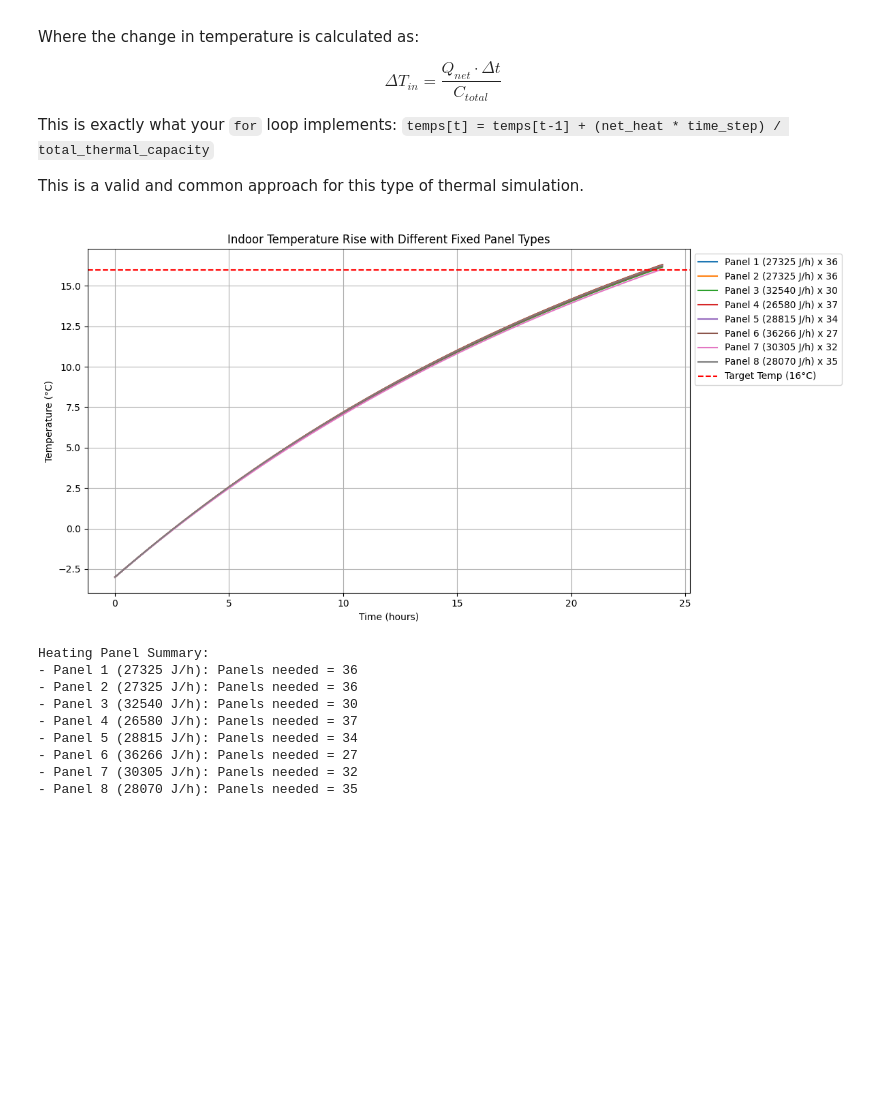
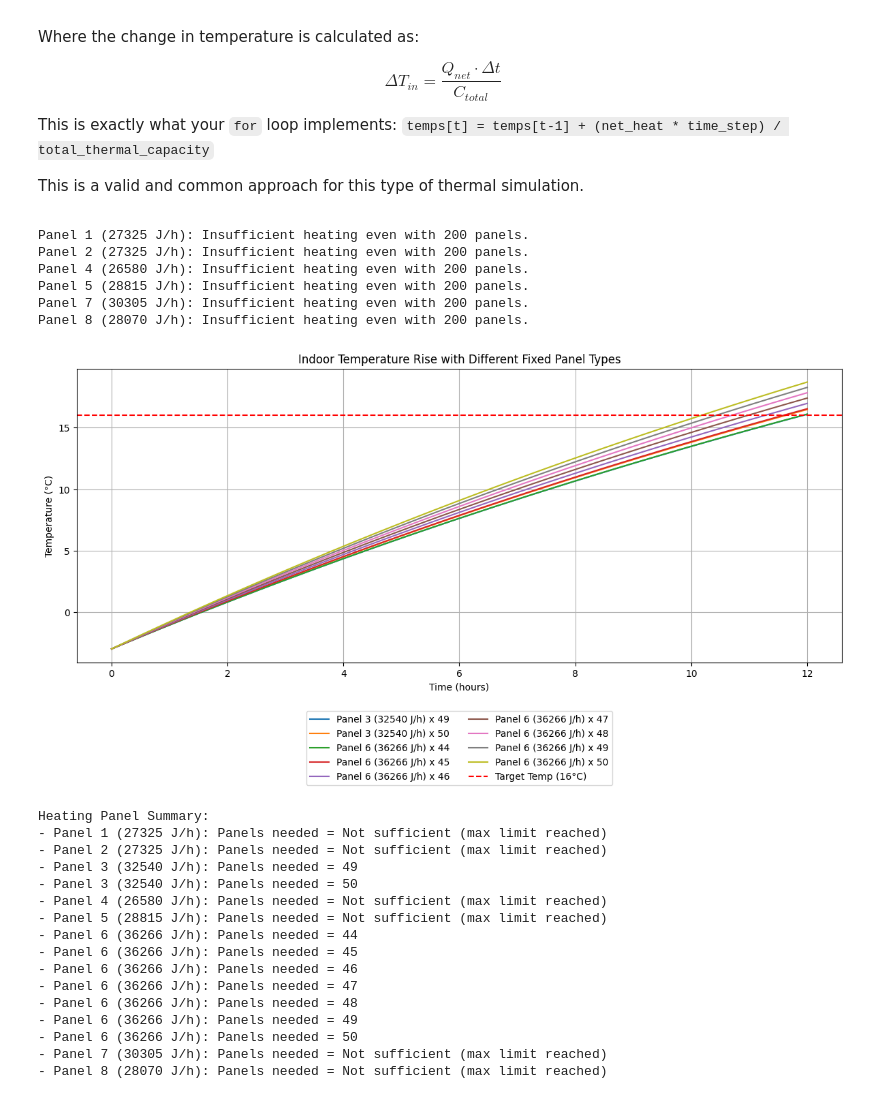
Before and after one commit to JieWangnk/Qsustain, a Jupyter notebook: thermalBalance.ipynb, the cells around one changed output. Cells and saved outputs as stored; diff of their text form; code cells hidden in the pictures; blank space fills up the shorter version.

```diff
--- a/thermalBalance.ipynb
+++ b/thermalBalance.ipynb
@@ -167,7 +167,9 @@ initial_inside_temp = -3.0   # °C
 outside_temp = -3.0          # °C
 
 # Heating panels (Energy per hour in J)
-panel_single_energy = [27325,27325,32540,26580,28815,36266,30305,28070]  # W
+#panel_single_energy = [27325,27325,32540,26580,28815,36266,30305,28070]  # W
+panel_single_energy = [27325, 27325, 32540, 26580, 28815, 36266, 30305, 28070]  # W
+# caulcate the average power in j/h
 # panel references: 1,2,3,4,5,6,7,8
 ref_panel_names = [
     "Panel 1 (27325 J/h)",
@@ -179,6 +181,8 @@ ref_panel_names = [
     "Panel 7 (30305 J/h)",
     "Panel 8 (28070 J/h)"
 ]
+
+average_panel_energy = np.mean(panel_single_energy)  # J/h
 
 # Ground & air thermal properties
 include_ground = True
@@ -192,8 +196,8 @@ enable_ventilation = False  # not decided yet !
 air_change_rate_per_hour = 0.5  # ACH
 
 # Simulation time
-time_step = 600  # seconds
-total_simulation_time = 24 * 3600  # 24 hours
+time_step = 360 # seconds
+total_simulation_time = 12 * 3600  # 24 hours
 time_steps = int(total_simulation_time / time_step)
 time = np.linspace(0, total_simulation_time, time_steps) / 3600  # in hours
 
@@ -233,9 +237,15 @@ def simulate_heating(panel_power):
 
 # MAIN CALCULATION LOOP
 
+min_power_idx = np.argmin(panel_single_energy)
+max_power_idx = np.argmax(panel_single_energy)
+min_power = panel_single_energy[min_power_idx]
+max_power = panel_single_energy[max_power_idx]
+
 panel_results = []
-for idx, panel_power in enumerate(panel_single_energy):
-    min_panels = 1
+#for idx, (panel_power, panel_idx) in enumerate(zip([min_power, max_power], [min_power_idx, max_power_idx])):
+for panel_idx, panel_power in enumerate(panel_single_energy):
+    min_panels = 10
     max_panels = 50
     found = False
     for num_panels in range(min_panels, max_panels + 1):
@@ -244,53 +254,66 @@ for idx, panel_power in enumerate(panel_single_energy):
         final_temp = temperature_profile[-1]
         if final_temp >= inside_temp_target:
             panel_results.append({
-                'panel_type': ref_panel_names[idx],  # Use ref_panel_names here
+                'panel_type': ref_panel_names[panel_idx],  # Use correct panel name
                 'num_panels': num_panels,
                 'temperature_profile': temperature_profile
             })
             found = True
-            break
+            #break
     if not found:
         panel_results.append({
-            'panel_type': ref_panel_names[idx],  # Use ref_panel_names here
+            'panel_type': ref_panel_names[panel_idx],  # Use correct panel name
             'num_panels': 'Not sufficient (max limit reached)',
             'temperature_profile': None
         })
 
 # RESULTS AND PLOTS
 
 plt.figure(figsize=(12, 6))
 for result in panel_results:
     if result['temperature_profile'] is not None:
         plt.plot(time, result['temperature_profile'], label=f"{result['panel_type']} x {result['num_panels']}")
     else:
         print(f"{result['panel_type']}: Insufficient heating even with 200 panels.")
 
 plt.axhline(inside_temp_target, color='red', linestyle='--', label='Target Temp (16°C)')
 plt.xlabel('Time (hours)')
 plt.ylabel('Temperature (°C)')
 plt.title('Indoor Temperature Rise with Different Fixed Panel Types')
-# legend outside the plot
-plt.legend(loc='upper left', bbox_to_anchor=(1, 1))
+plt.legend(loc='upper center', bbox_to_anchor=(0.5, -0.15), ncol=2, fontsize=10)
 plt.grid(True)
 plt.tight_layout()
+plt.subplots_adjust(bottom=0.22)  # Add extra space at the bottom for the legend
 plt.show()
 
 # ========================
 # TEXTUAL SUMMARY
 # ========================
 
 print("Heating Panel Summary:")
 for result in panel_results:
     print(f"- {result['panel_type']}: Panels needed = {result['num_panels']}")
 # %% [output]
+Panel 1 (27325 J/h): Insufficient heating even with 200 panels.
+Panel 2 (27325 J/h): Insufficient heating even with 200 panels.
+Panel 4 (26580 J/h): Insufficient heating even with 200 panels.
+Panel 5 (28815 J/h): Insufficient heating even with 200 panels.
+Panel 7 (30305 J/h): Insufficient heating even with 200 panels.
+Panel 8 (28070 J/h): Insufficient heating even with 200 panels.
-[figure, old version]
+[figure, new version]
-Heating Panel Summary:
-- Panel 1 (27325 J/h): Panels needed = 36
-- Panel 2 (27325 J/h): Panels needed = 36
-- Panel 3 (32540 J/h): Panels needed = 30
-- Panel 4 (26580 J/h): Panels needed = 37
-- Panel 5 (28815 J/h): Panels needed = 34
-- Panel 6 (36266 J/h): Panels needed = 27
-- Panel 7 (30305 J/h): Panels needed = 32
-- Panel 8 (28070 J/h): Panels needed = 35
+Heating Panel Summary:
+- Panel 1 (27325 J/h): Panels needed = Not sufficient (max limit reached)
+- Panel 2 (27325 J/h): Panels needed = Not sufficient (max limit reached)
+- Panel 3 (32540 J/h): Panels needed = 49
+- Panel 3 (32540 J/h): Panels needed = 50
+- Panel 4 (26580 J/h): Panels needed = Not sufficient (max limit reached)
+- Panel 5 (28815 J/h): Panels needed = Not sufficient (max limit reached)
+- Panel 6 (36266 J/h): Panels needed = 44
+- Panel 6 (36266 J/h): Panels needed = 45
+- Panel 6 (36266 J/h): Panels needed = 46
+- Panel 6 (36266 J/h): Panels needed = 47
+- Panel 6 (36266 J/h): Panels needed = 48
+- Panel 6 (36266 J/h): Panels needed = 49
+- Panel 6 (36266 J/h): Panels needed = 50
+- Panel 7 (30305 J/h): Panels needed = Not sufficient (max limit reached)
+- Panel 8 (28070 J/h): Panels needed = Not sufficient (max limit reached)
```
